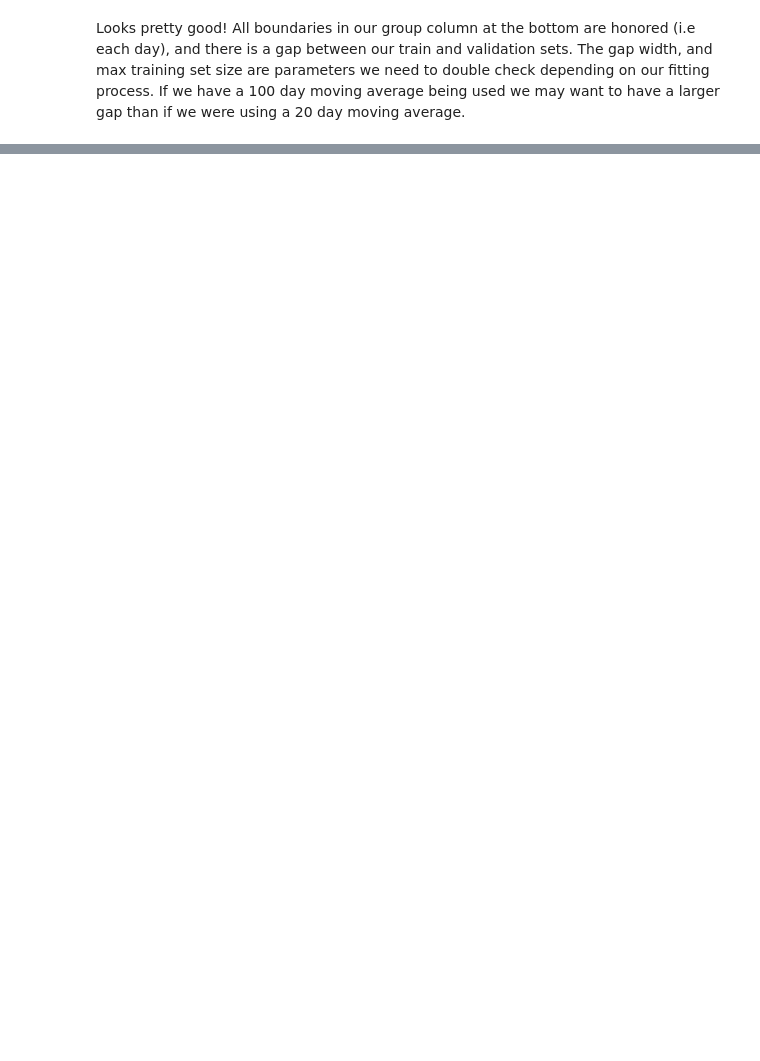
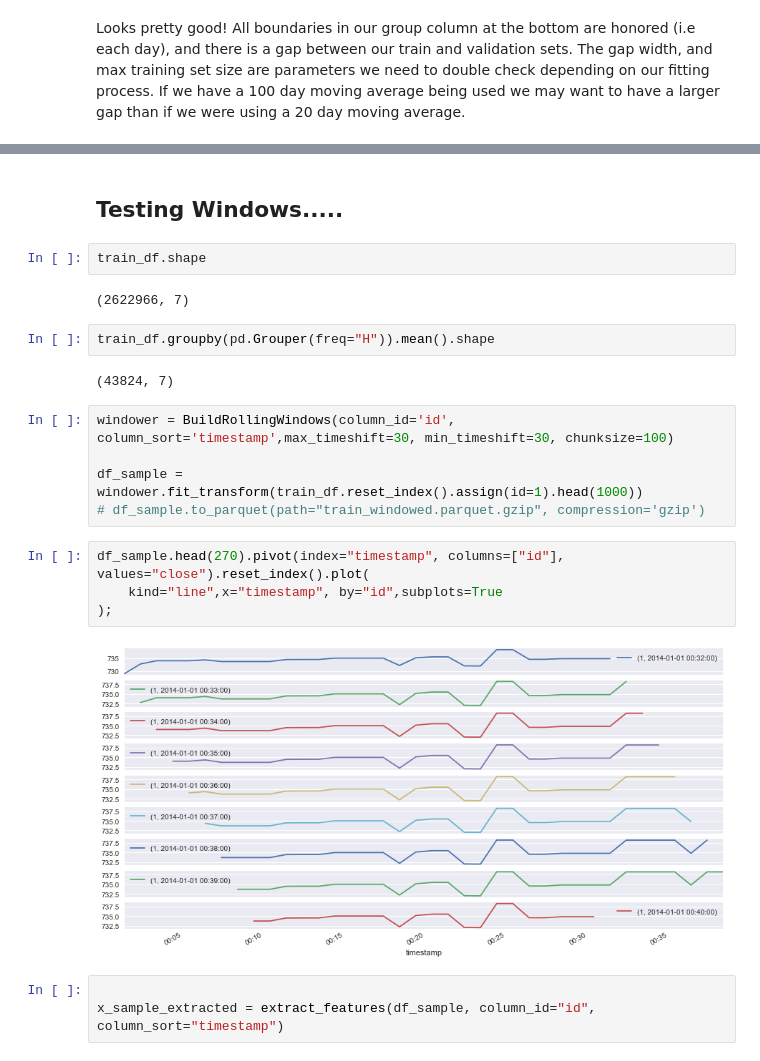
Before and after one commit to dbandrews/bitcoin-trading, a Jupyter notebook: pricing_analysis.ipynb, the cells around one changed output, grey strips where cells are left out. Saved outputs shown, nothing was run; the diff lists cells and outputs as text; blank space fills up the shorter version.

```diff
--- a/pricing_analysis.ipynb
+++ b/pricing_analysis.ipynb
@@ -352,0 +506,24 @@ Looks pretty good! All boundaries in our group column at the bottom are honored
+# %% [markdown]
+## Testing Windows.....
+# %%
+train_df.shape
+# %% [output]
+(2622966, 7)
+# %%
+train_df.groupby(pd.Grouper(freq="H")).mean().shape
+# %% [output]
+(43824, 7)
+# %%
+windower = BuildRollingWindows(column_id='id', column_sort='timestamp',max_timeshift=30, min_timeshift=30, chunksize=100)
+
+df_sample = windower.fit_transform(train_df.reset_index().assign(id=1).head(1000))
+# df_sample.to_parquet(path="train_windowed.parquet.gzip", compression='gzip')
+# %%
+df_sample.head(270).pivot(index="timestamp", columns=["id"], values="close").reset_index().plot(
+    kind="line",x="timestamp", by="id",subplots=True
+);
+# %% [output]
+[figure, added]
+# %%
+
+x_sample_extracted = extract_features(df_sample, column_id="id", column_sort="timestamp")
```
Also changed, not shown: parts of 32 cells of this notebook.
